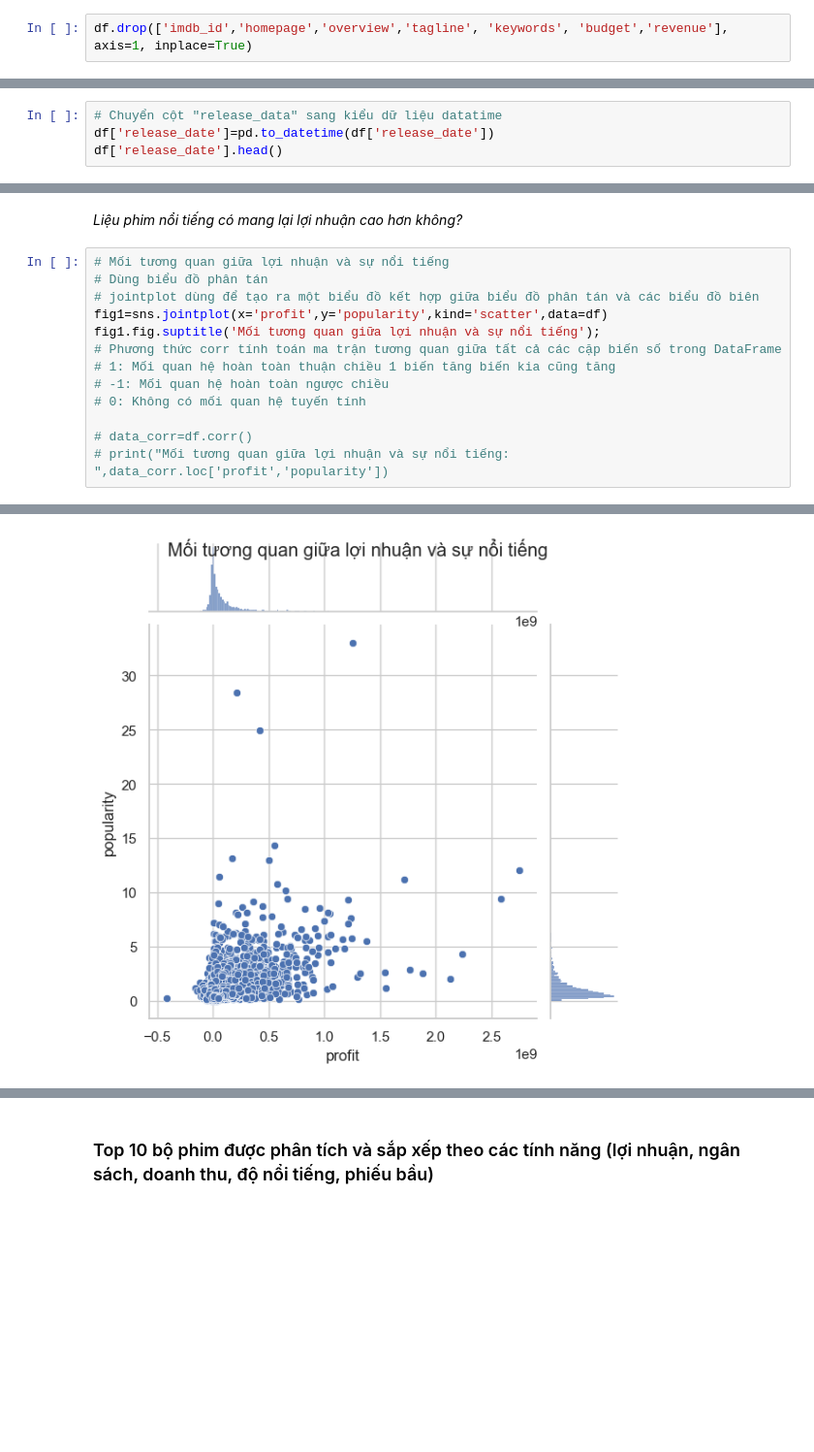
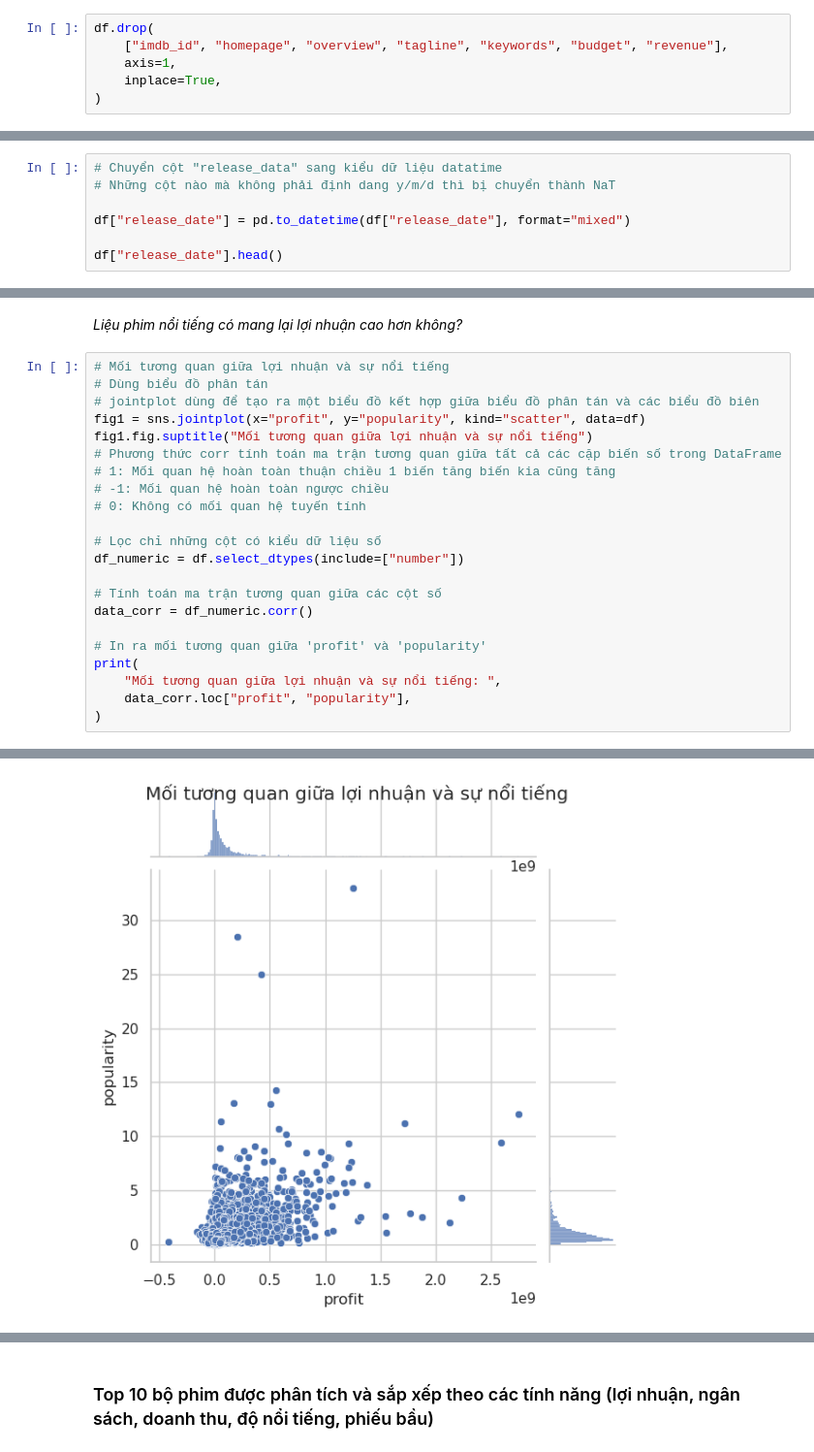
Before and after one commit to Nnguyen-dev2805/PYTHON_FinalProject, a Jupyter notebook: report.ipynb, the cells around one changed output, grey strips where cells are left out. Shown at 97% size. Saved outputs shown, nothing was run; the diff lists cells and outputs as text; blank space fills up the shorter version.

```diff
--- a/report.ipynb
+++ b/report.ipynb
@@ -228,7 +237,11 @@ sum(df.duplicated())
 # %% [markdown]
 *Xóa những cột không sử dụng*
 # %%
-df.drop(['imdb_id','homepage','overview','tagline', 'keywords', 'budget','revenue'], axis=1, inplace=True)
+df.drop(
+    ["imdb_id", "homepage", "overview", "tagline", "keywords", "budget", "revenue"],
+    axis=1,
+    inplace=True,
+)
 # %%
 # Xác nhận lại dữ liệu
 df.head(1)
@@ -257,6 +270,9 @@ np.False_
 *Thay đổi định dạng kiểu dữ liệu*
 # %%
 # Chuyển cột "release_data" sang kiểu dữ liệu datatime
-df['release_date']=pd.to_datetime(df['release_date'])
-df['release_date'].head()
+# Những cột nào mà không phải định dang y/m/d thì bị chuyển thành NaT
+
+df["release_date"] = pd.to_datetime(df["release_date"], format="mixed")
+
+df["release_date"].head()
 # %% [output]
@@ -411,13 +458,22 @@ profit_permonth_bar.set_xticklabels(month_list,rotation=90,size=14);
 # Mối tương quan giữa lợi nhuận và sự nổi tiếng
 # Dùng biểu đồ phân tán
 # jointplot dùng để tạo ra một biểu đồ kết hợp giữa biểu đồ phân tán và các biểu đồ biên
-fig1=sns.jointplot(x='profit',y='popularity',kind='scatter',data=df)
-fig1.fig.suptitle('Mối tương quan giữa lợi nhuận và sự nổi tiếng');
+fig1 = sns.jointplot(x="profit", y="popularity", kind="scatter", data=df)
+fig1.fig.suptitle("Mối tương quan giữa lợi nhuận và sự nổi tiếng")
 # Phương thức corr tính toán ma trận tương quan giữa tất cả các cặp biến số trong DataFrame
 # 1: Mối quan hệ hoàn toàn thuận chiều 1 biến tăng biến kia cũng tăng
 # -1: Mối quan hệ hoàn toàn ngược chiều
 # 0: Không có mối quan hệ tuyến tính
 
-# data_corr=df.corr()
-# print("Mối tương quan giữa lợi nhuận và sự nổi tiếng: ",data_corr.loc['profit','popularity'])
+# Lọc chỉ những cột có kiểu dữ liệu số
+df_numeric = df.select_dtypes(include=["number"])
+
+# Tính toán ma trận tương quan giữa các cột số
+data_corr = df_numeric.corr()
+
+# In ra mối tương quan giữa 'profit' và 'popularity'
+print(
+    "Mối tương quan giữa lợi nhuận và sự nổi tiếng: ",
+    data_corr.loc["profit", "popularity"],
+)
 # %% [output]
@@ -424 +481 @@ fig1.fig.suptitle('Mối tương quan giữa lợi nhuận và sự nổi tiến
-[figure, old version]
+[figure, new version]
```
Also changed, not shown: parts of 78 cells of this notebook, 19 other files.
